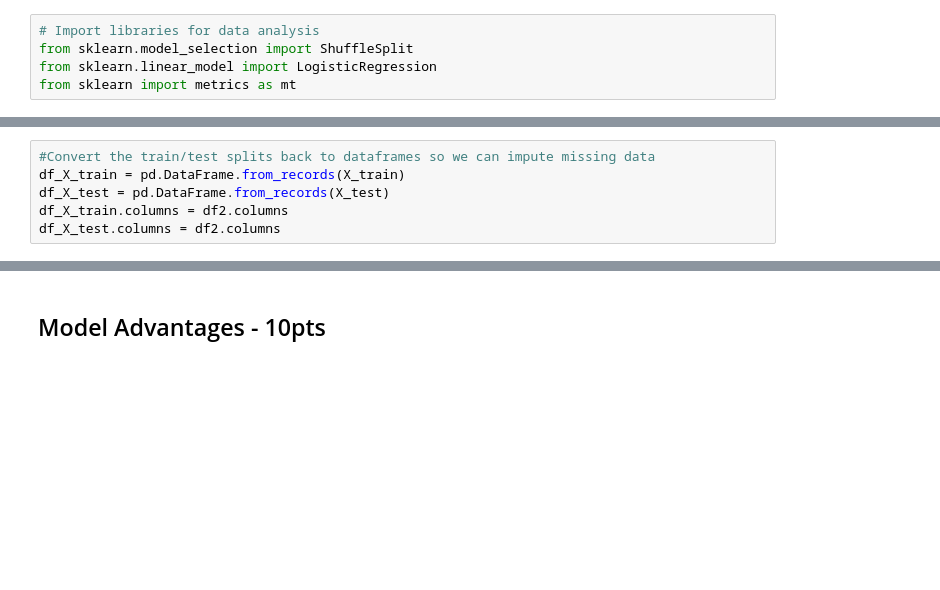
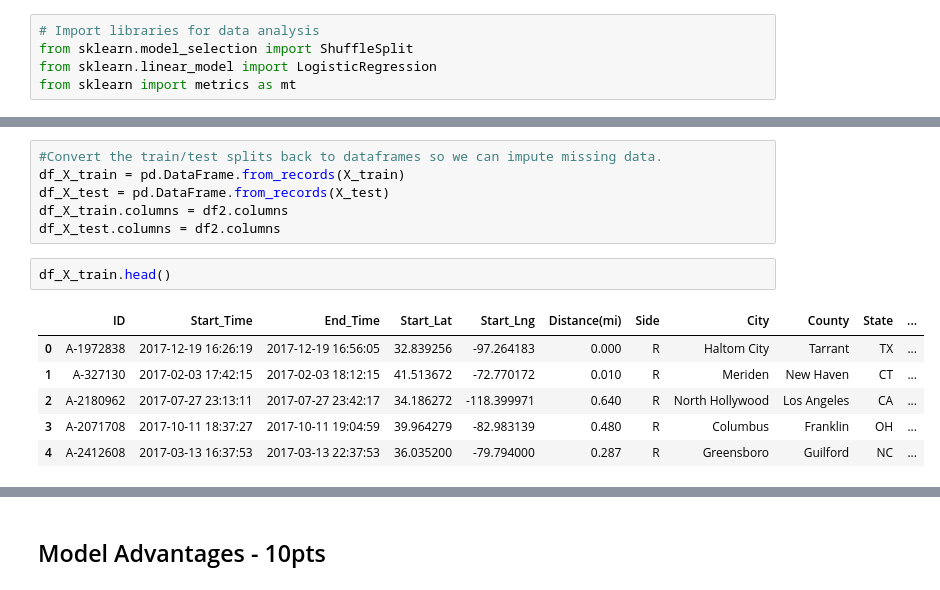
Before and after one commit to jbcroom/DS7331ProjectRepo, a Jupyter notebook: MiniProject/JB_AR_BC_SO_Mini_Project.ipynb, the cells around one changed output, grey strips where cells are left out. Cells and saved outputs as stored; diff of their text form; blank space fills up the shorter version.

```diff
--- a/MiniProject/JB_AR_BC_SO_Mini_Project.ipynb
+++ b/MiniProject/JB_AR_BC_SO_Mini_Project.ipynb
@@ -85,6 +136,15 @@ MemoryError:
 # %%
-#Convert the train/test splits back to dataframes so we can impute missing data
+#Convert the train/test splits back to dataframes so we can impute missing data.
 df_X_train = pd.DataFrame.from_records(X_train)
 df_X_test = pd.DataFrame.from_records(X_test)
 df_X_train.columns = df2.columns
 df_X_test.columns = df2.columns
+# %%
+df_X_train.head()
+# %% [output]
+|  | ID | Start_Time | End_Time | Start_Lat | Start_Lng | Distance(mi) | Side | City | County | State | ... |
+| 0 | A-1972838 | 2017-12-19 16:26:19 | 2017-12-19 16:56:05 | 32.839256 | -97.264183 | 0.000 | R | Haltom City | Tarrant | TX | ... |
+| 1 | A-327130 | 2017-02-03 17:42:15 | 2017-02-03 18:12:15 | 41.513672 | -72.770172 | 0.010 | R | Meriden | New Haven | CT | ... |
+| 2 | A-2180962 | 2017-07-27 23:13:11 | 2017-07-27 23:42:17 | 34.186272 | -118.399971 | 0.640 | R | North Hollywood | Los Angeles | CA | ... |
+| 3 | A-2071708 | 2017-10-11 18:37:27 | 2017-10-11 19:04:59 | 39.964279 | -82.983139 | 0.480 | R | Columbus | Franklin | OH | ... |
+| 4 | A-2412608 | 2017-03-13 16:37:53 | 2017-03-13 22:37:53 | 36.035200 | -79.794000 | 0.287 | R | Greensboro | Guilford | NC | ... |
```
Also changed, not shown: parts of 25 cells of this notebook.
